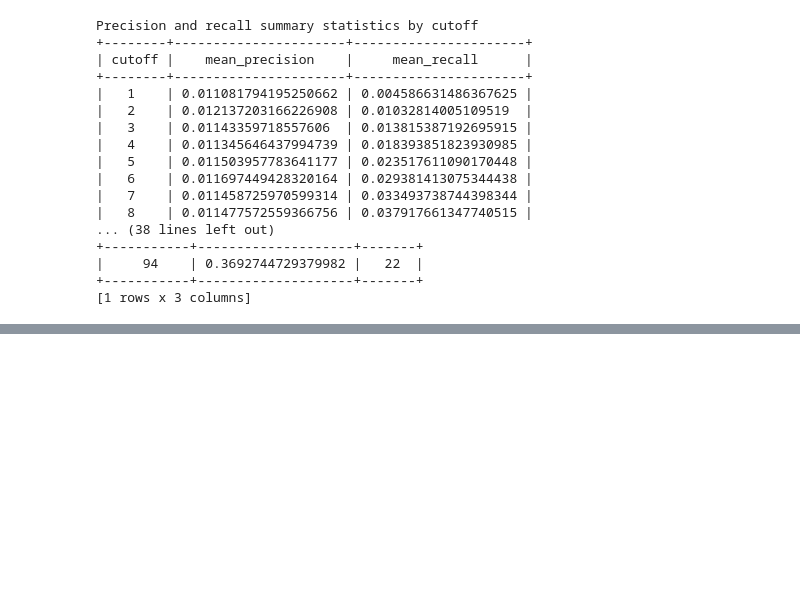
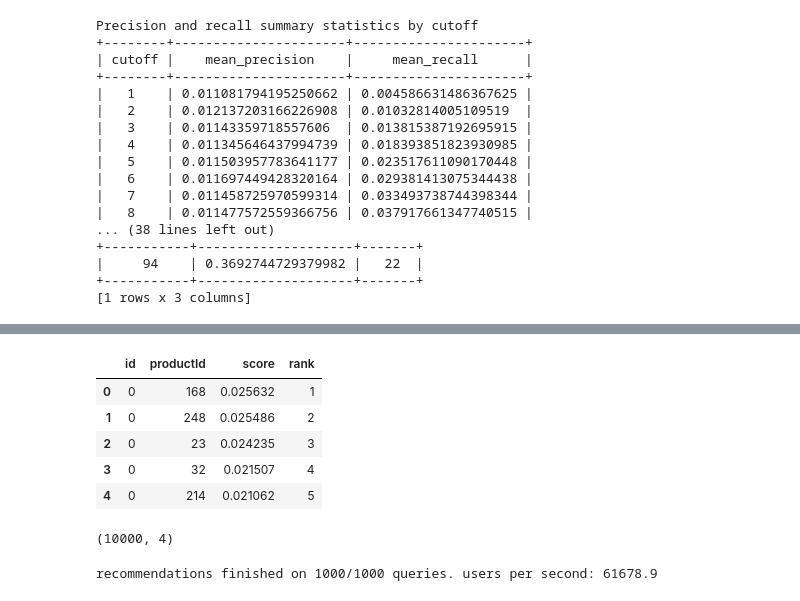
Before and after one commit to HassanSherwani/Predicting-customers-demand_API_Flask, a Jupyter notebook: Product_Freq.ipynb, the cells around one changed output, grey strips where cells are left out. Drawn from its saved outputs; the diff is of its cells as text; code cells hidden in the pictures; blank space fills up the shorter version.

```diff
--- a/Product_Freq.ipynb
+++ b/Product_Freq.ipynb
@@ -513,0 +565,7 @@ Precision and recall summary statistics by cutoff
+# %%
+users_to_recommend = list(cust_2_rec)
+
+final_model = tc.item_similarity_recommender.create(tc.SFrame(data_dummy),
+                                            user_id=user_id,
+                                            item_id=item_id,
+                                            target='purchase_dummy')
@@ -513,0 +586,3 @@ Precision and recall summary statistics by cutoff
+# %%
+recom = final_model.recommend(users=users_to_recommend, k=n_rec)
+recom.print_rows(n_display)
@@ -513,0 +631,14 @@ Precision and recall summary statistics by cutoff
+# %%
+df_rec = recom.to_dataframe()
+df_rec.head()
+# %% [output]
+|  | id | productId | score | rank |
+| 0 | 0 | 168 | 0.025632 | 1 |
+| 1 | 0 | 248 | 0.025486 | 2 |
+| 2 | 0 | 23 | 0.024235 | 3 |
+| 3 | 0 | 32 | 0.021507 | 4 |
+| 4 | 0 | 214 | 0.021062 | 5 |
+# %%
+print(df_rec.shape)
+# %% [output]
+(10000, 4)
@@ -513,0 +650,4 @@ Precision and recall summary statistics by cutoff
+# %%
+recomendation = final_model.recommend(users=users_to_recommend, k=n_rec)
+# %% [output]
+recommendations finished on 1000/1000 queries. users per second: 61678.9
```
Also changed, not shown: parts of 17 cells of this notebook.
